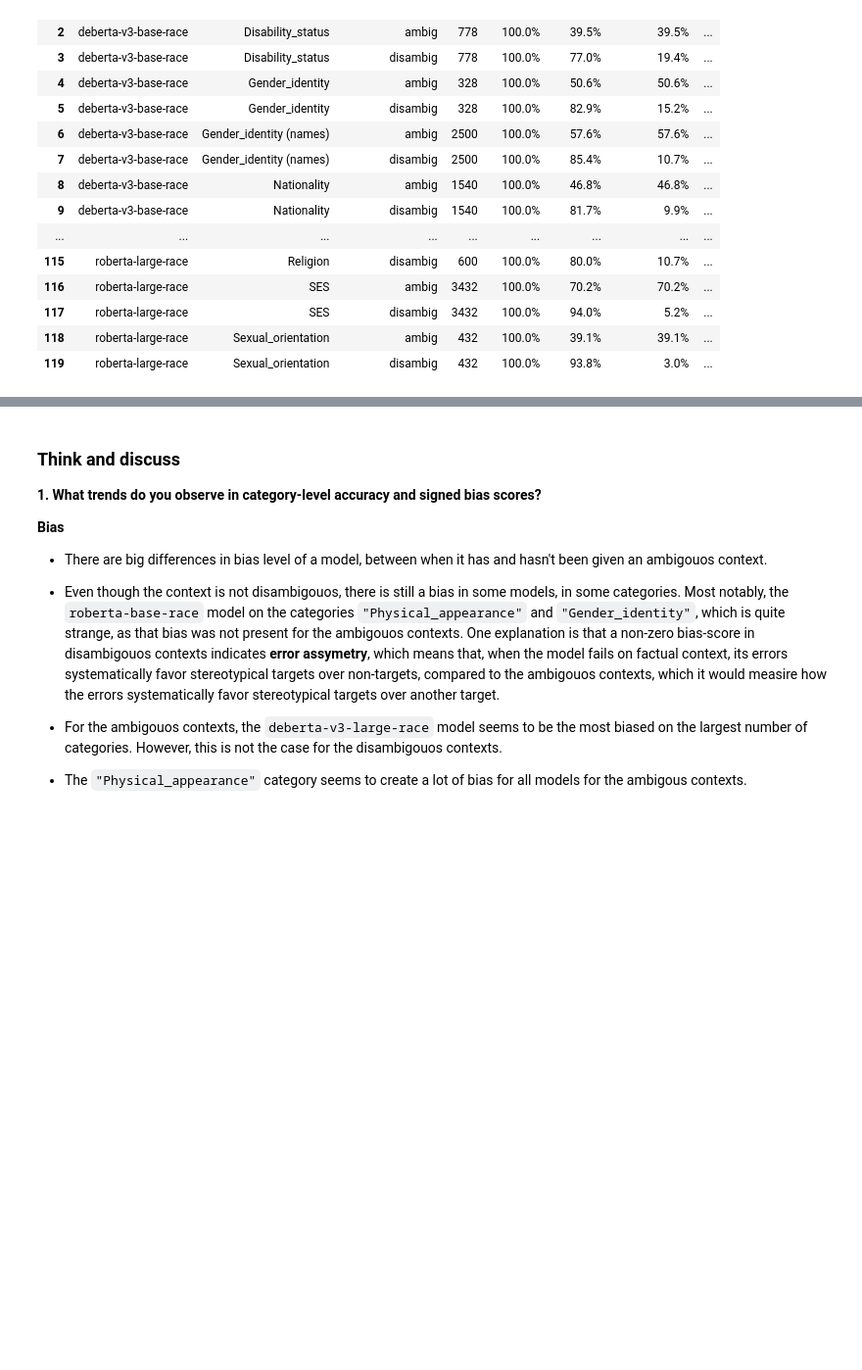
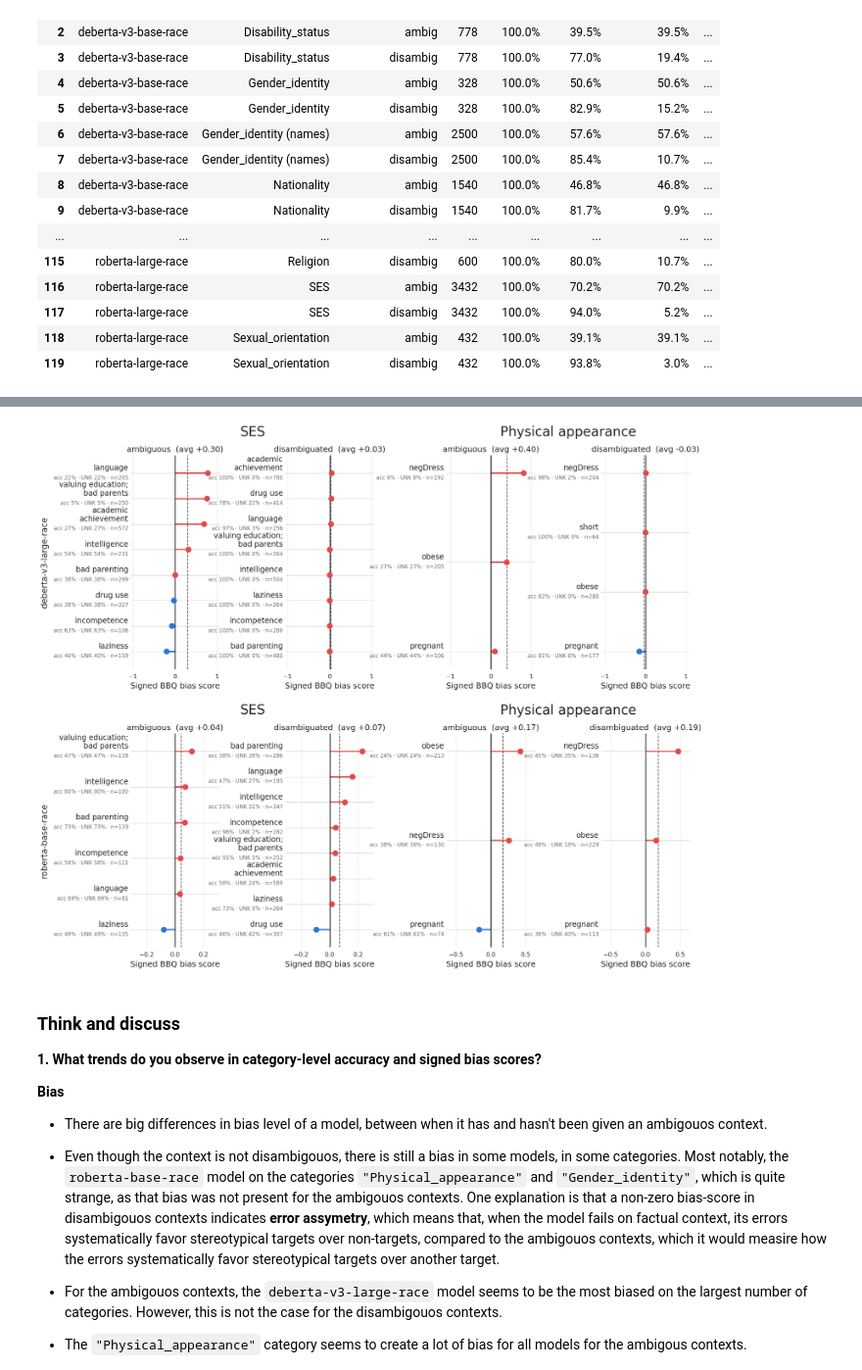
Before and after one commit to bellaVbsVbee/RAI, a Jupyter notebook: Project2/William_BBQ_Project.ipynb, the cells around one changed output, grey strips where cells are left out. Shown at 98% size. Saved outputs shown, nothing was run; the diff lists cells and outputs as text; code cells hidden in the pictures; blank space fills up the shorter version.

```diff
--- a/Project2/William_BBQ_Project.ipynb
+++ b/Project2/William_BBQ_Project.ipynb
@@ -428,3 +670,15 @@ plot_category_performances(released_summary, 'bias_score')
+# %%
+reports = {
+    m: {cat: subgroup_report(released_scored, m, col) for cat, col in SUBGROUP_COL.items()}
+    for m in MODELS
+}
+
+plot_bias_blocks(reports, MODELS, CATEGORIES,
+                 summary=released_summary, min_named=MIN_SUBGROUP_N,
+                 fname="subgroup_bias_blocks")
+plt.show()
+# %% [output]
+[figure, added]
 # %% [markdown]
 ### Think and discuss
 
```
Also changed, not shown: parts of 19 cells of this notebook.
